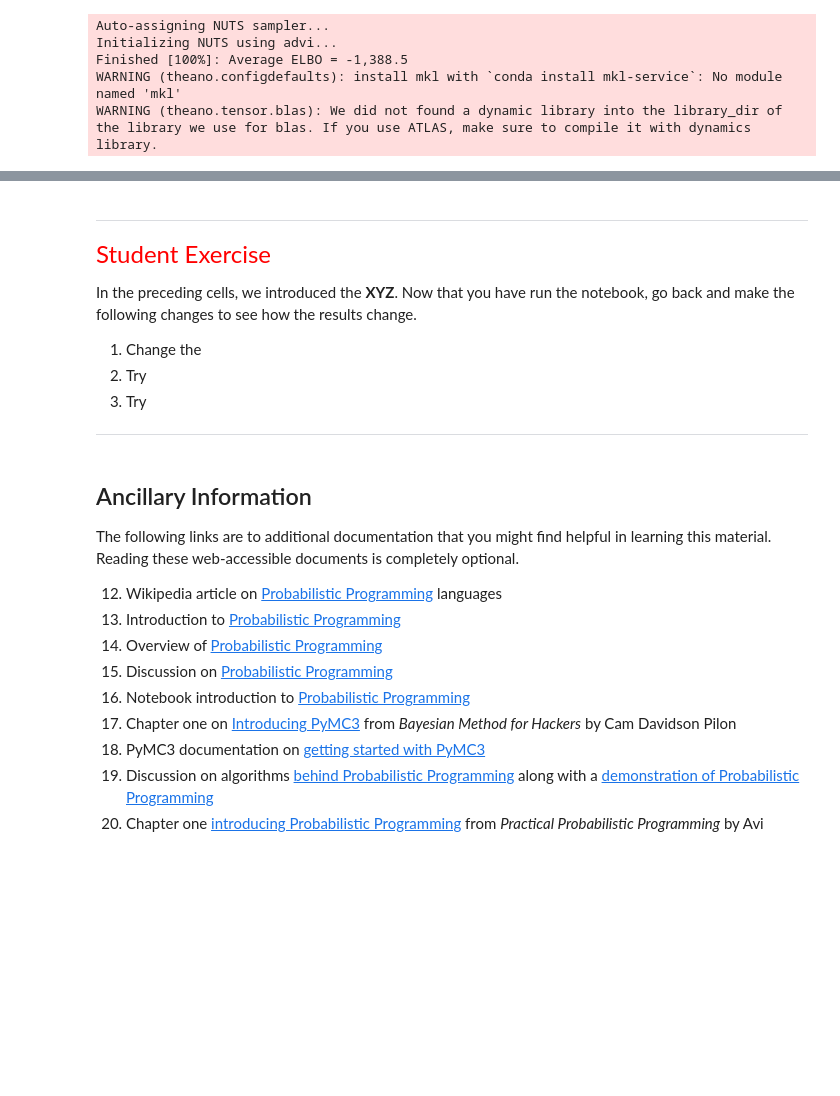
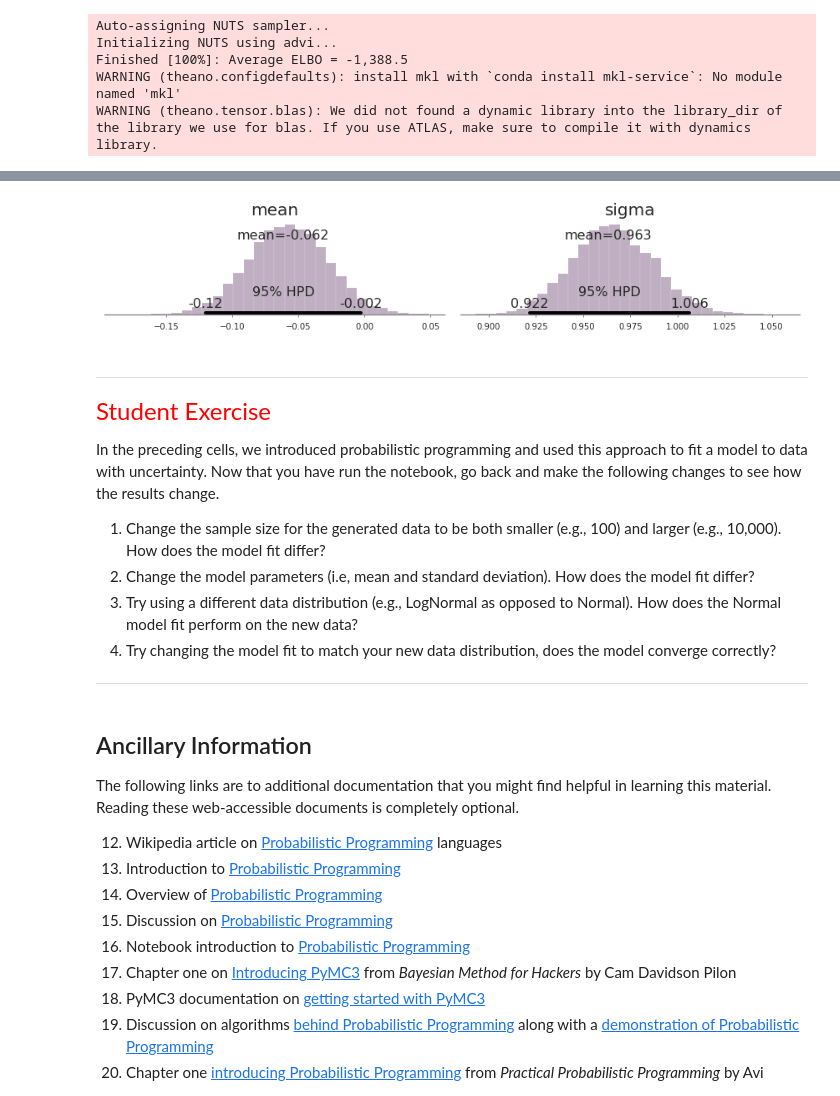
Before and after one commit to liweiweng/accy571-fa17, a Jupyter notebook: Module10/notebooks/intro2pp.ipynb, the cells around one changed output, grey strips where cells are left out. Saved outputs shown, nothing was run; the diff lists cells and outputs as text; code cells hidden in the pictures; blank space fills up the shorter version.

```diff
--- a/Module10/notebooks/intro2pp.ipynb
+++ b/Module10/notebooks/intro2pp.ipynb
@@ -112,14 +171,23 @@ _ = pm.plot_posterior(trace)
+# %%
+# Define plot special features
+plt_args = {'alpha': 0.5, 'color': sns.xkcd_rgb['dusty purple']}
+
+# plot posterior
+_ = pm.plot_posterior(trace, **plt_args)
+# %% [output]
+[figure, added]
 # %% [markdown]
 -----
 
 <font color='red' size = '5'> Student Exercise </font>
 
 
-In the preceding cells, we introduced the **XYZ**. Now that you have run the notebook, go back and make the following changes to see how the results change.
+In the preceding cells, we introduced probabilistic programming and used this approach to fit a model to data with uncertainty. Now that you have run the notebook, go back and make the following changes to see how the results change.
 
-1. Change the
-2. Try
-3. Try
+1. Change the sample size for the generated data to be both smaller (e.g., 100) and larger (e.g., 10,000). How does the model fit differ?
+1. Change the model parameters (i.e, mean and standard deviation). How does the model fit differ?
+2. Try using a different data distribution (e.g., LogNormal as opposed to Normal). How does the Normal model fit perform on the new data?
+3. Try changing the model fit to match your new data distribution, does the model converge correctly?
 
 -----
 # %% [markdown]
```
Also changed, not shown: parts of 13 cells of this notebook.
